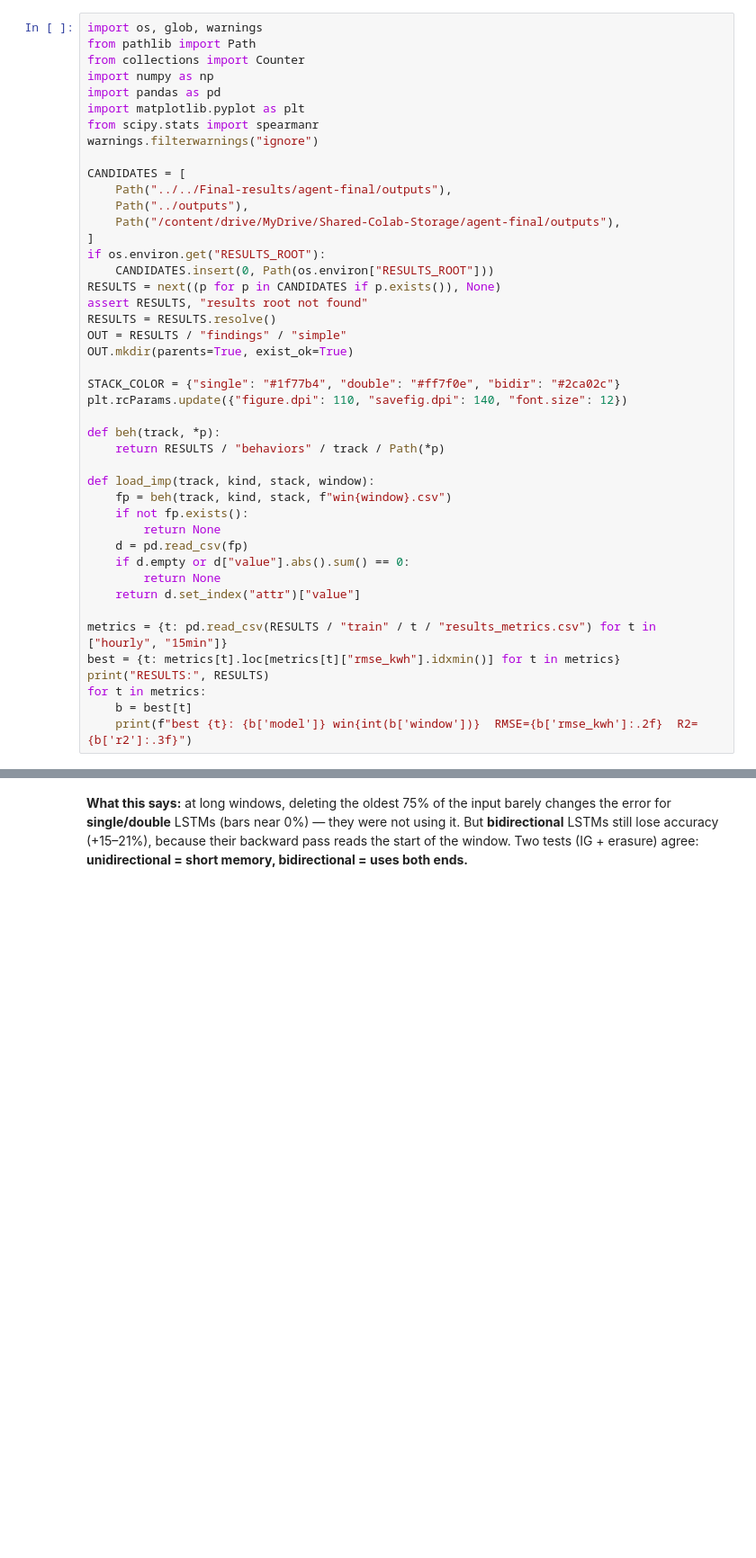
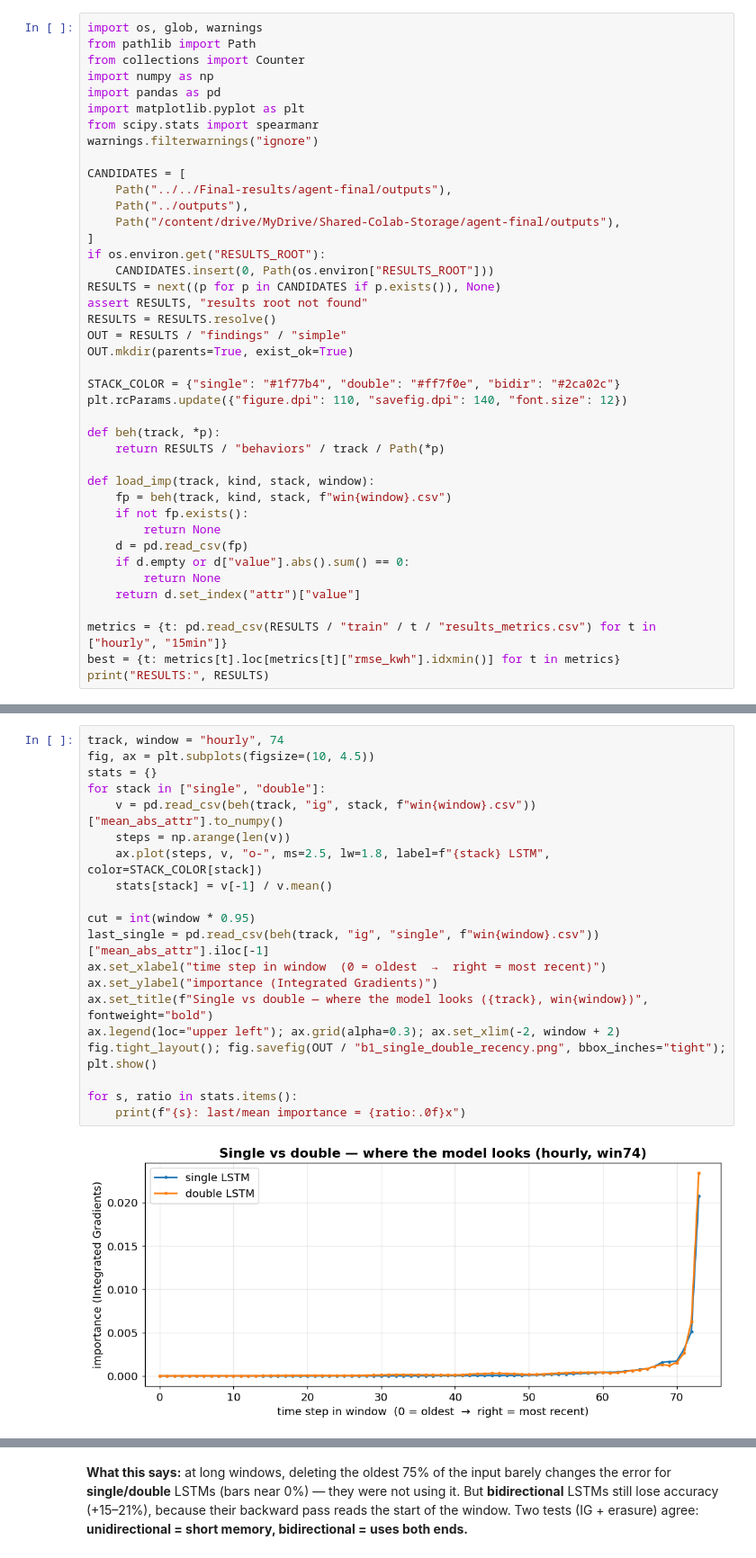
Before and after one commit to Dinith132/steel-industry-energy-consumption, a Jupyter notebook: agent-final/notebooks/behavior_findings_simple.ipynb, the cells around one changed output, grey strips where cells are left out. Shown at 90% size. Cells and saved outputs as stored; diff of their text form; blank space fills up the shorter version.

```diff
--- a/agent-final/notebooks/behavior_findings_simple.ipynb
+++ b/agent-final/notebooks/behavior_findings_simple.ipynb
@@ -52,7 +51,4 @@ def load_imp(track, kind, stack, window):
 metrics = {t: pd.read_csv(RESULTS / "train" / t / "results_metrics.csv") for t in ["hourly", "15min"]}
 best = {t: metrics[t].loc[metrics[t]["rmse_kwh"].idxmin()] for t in metrics}
 print("RESULTS:", RESULTS)
-for t in metrics:
-    b = best[t]
-    print(f"best {t}: {b['model']} win{int(b['window'])}  RMSE={b['rmse_kwh']:.2f}  R2={b['r2']:.3f}")
 # %% [output]
@@ -81,0 +80,22 @@ fig.tight_layout(); fig.savefig(OUT / "b1_ig_horizon.png"); plt.show()
+# %%
+track, window = "hourly", 74
+fig, ax = plt.subplots(figsize=(10, 4.5))
+stats = {}
+for stack in ["single", "double"]:
+    v = pd.read_csv(beh(track, "ig", stack, f"win{window}.csv"))["mean_abs_attr"].to_numpy()
+    steps = np.arange(len(v))
+    ax.plot(steps, v, "o-", ms=2.5, lw=1.8, label=f"{stack} LSTM", color=STACK_COLOR[stack])
+    stats[stack] = v[-1] / v.mean()
+
+cut = int(window * 0.95)
+last_single = pd.read_csv(beh(track, "ig", "single", f"win{window}.csv"))["mean_abs_attr"].iloc[-1]
+ax.set_xlabel("time step in window  (0 = oldest  →  right = most recent)")
+ax.set_ylabel("importance (Integrated Gradients)")
+ax.set_title(f"Single vs double — where the model looks ({track}, win{window})", fontweight="bold")
+ax.legend(loc="upper left"); ax.grid(alpha=0.3); ax.set_xlim(-2, window + 2)
+fig.tight_layout(); fig.savefig(OUT / "b1_single_double_recency.png", bbox_inches="tight"); plt.show()
+
+for s, ratio in stats.items():
+    print(f"{s}: last/mean importance = {ratio:.0f}x")
+# %% [output]
+[figure, added]
```
Also changed, not shown: parts of 36 cells of this notebook, 41 other files.
